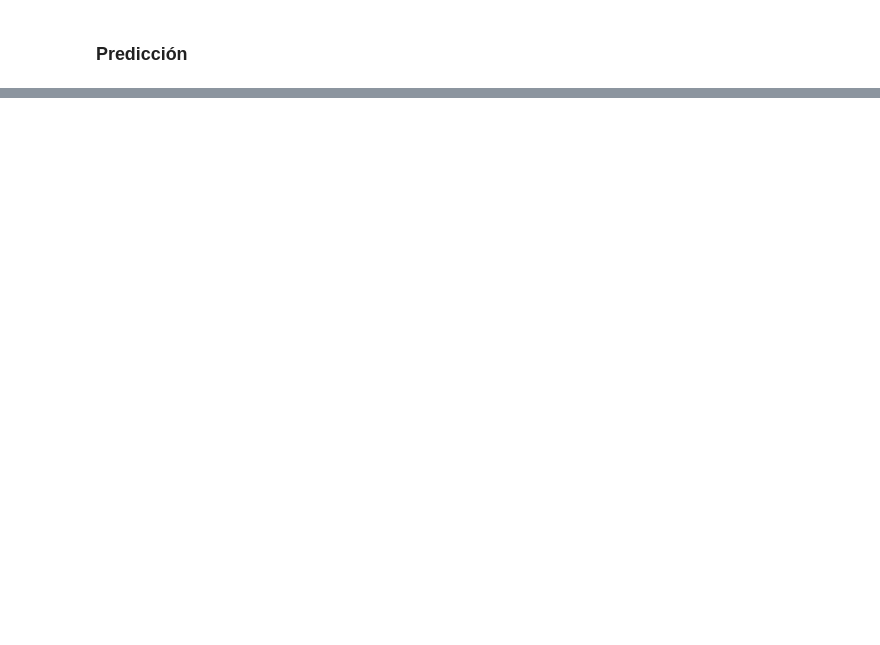
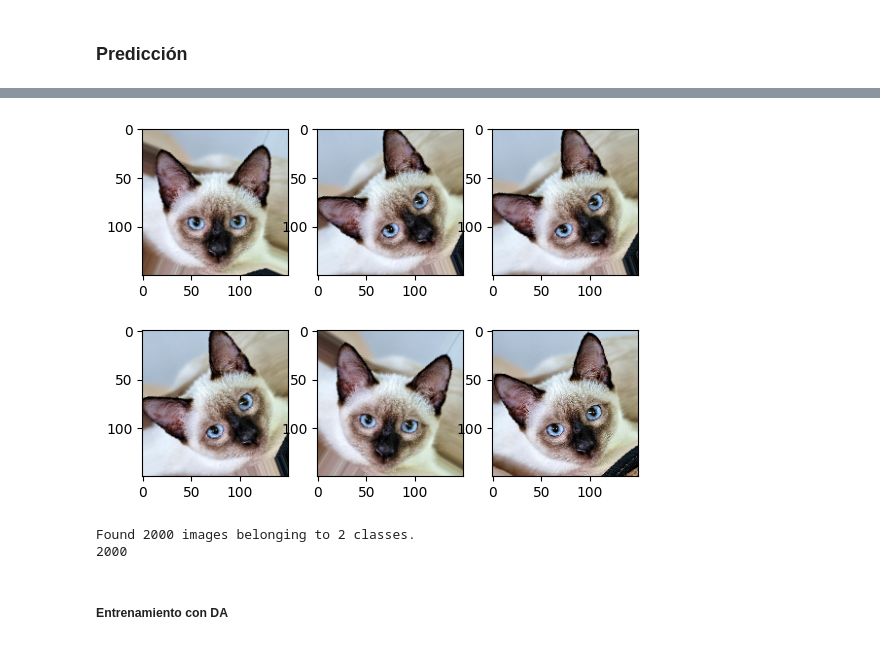
Before and after one commit to fvelez78/DeepLearn, a Jupyter notebook: Cats_Dogs.ipynb, the cells around one changed output, grey strips where cells are left out. Cells and saved outputs as stored; diff of their text form; code cells hidden in the pictures; blank space fills up the shorter version.

Commit message:
Se agrega ejemplos de ajuste con Data Argumentation y Transfer Learning

```diff
--- a/Cats_Dogs.ipynb
+++ b/Cats_Dogs.ipynb
@@ -277,0 +301,25 @@ La imagen corresponde a un perro
+# %%
+# Aplicacion de rotacion sobre la imagen
+
+datagen=ImageDataGenerator(rotation_range=45)
+
+x=image.img_to_array(img)
+imagen=np.expand_dims(x,axis=0)
+it=datagen.flow(imagen,batch_size=1)
+
+for i in range(6):
+    plt.subplot(230+1+i)
+    batch=next(it)
+    image2=batch[0].astype('uint8')
+    plt.imshow(image2)
+plt.show()
+# %% [output]
+[figure, added]
+# %%
+# Solo se requiere afectar los datos de entrenamiento
+Train_G2=Train_dt2.flow_from_directory(R_Train,batch_size=20,class_mode='binary',target_size=(150,150))
+# %% [output]
+Found 2000 images belonging to 2 classes.
+2000
+# %% [markdown]
+##### **Entrenamiento con DA**
```
Also changed, not shown: parts of 19 cells of this notebook.
